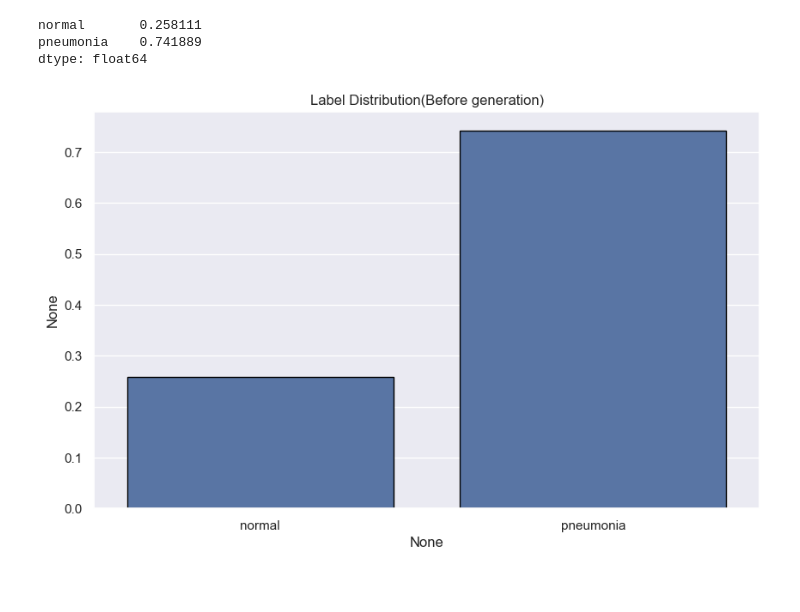
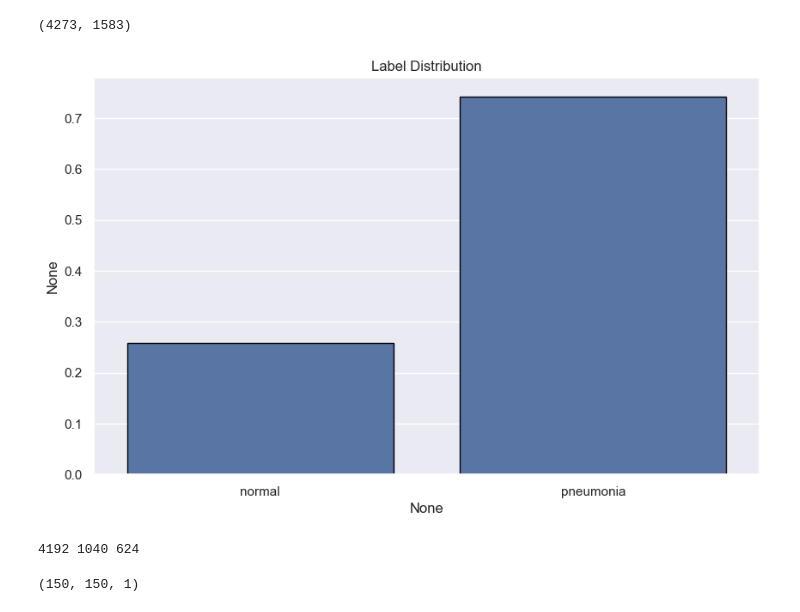
Before and after one commit to JohnnyPro/AI-Powered-pneumonia-detector, a Jupyter notebook: pneumonia_detector.ipynb, the cells around one changed output. Saved outputs shown, nothing was run; the diff lists cells and outputs as text; code cells hidden in the pictures.

```diff
--- a/pneumonia_detector.ipynb
+++ b/pneumonia_detector.ipynb
@@ -27,33 +32,35 @@ numValSamples = 100  # Change later on
 # %%
 data_dir = Path("kaggle/input/pneumonia-xray-images")
 train = data_dir / "train"
 val = data_dir / "val"
 test = data_dir / "test"
 
 normal = train / "normal"
 pneumonia = train / "opacity"
 
 
 normalFreq = sum(1 for _ in normal.glob("*.jpeg"))
 pneumoniaFreq = sum(1 for _ in pneumonia.glob("*.jpeg"))
 
 numTrainSamples = normalFreq + pneumoniaFreq
 numValSamples = sum(1 for _ in val.glob("**/*.jpeg"))
 
+
+pos = sum(1 for _ in (val / "opacity").glob("**/*.jpeg")) + sum(1 for _ in (train / "opacity").glob("**/*.jpeg")) + sum(1 for _ in (test / "opacity").glob("**/*.jpeg"))
+neg = sum(1 for _ in (val / "normal").glob("**/*.jpeg")) + sum(1 for _ in (train / "normal").glob("**/*.jpeg")) + sum(1 for _ in (test / "normal").glob("**/*.jpeg"))
+
+
 labels = pd.Series([*[0]*normalFreq, *[1]*pneumoniaFreq])
 
 sns.set()
 fig, ax = plt.subplots(1, figsize=(10,6))
 vc = labels.value_counts(normalize=True, sort=False)
 labels = pd.Series(vc.values, index=["normal", "pneumonia"])
 # labels
 count = sns.barplot(x=labels.index, y=labels, edgecolor="black", ax=ax)
-count.set_title("Label Distribution(Before generation)")
+count.set_title("Label Distribution")
 
-plt.savefig("out/proportions-before-augmentation.jpg")
-labels
+# plt.savefig("out/proportions.jpg")
 # %% [output]
-normal       0.258111
-pneumonia    0.741889
-dtype: float64
+(4273, 1583)
-[figure, old version]
+[figure, new version]
@@ -60,3 +126,42 @@ dtype: float64
+# %%
+# visualizing the dataset
+# for image, label in train_ds.take(1):
+#     plt.imshow(image.numpy(), cmap="gray")
+
+X_train = []
+Y_train = []
+
+X_val = []
+Y_val = []
+
+X_test = []
+Y_test = []
+
+for image, label in train_ds:
+    # print(label.numpy().shape)
+    X_train.append(image)
+    Y_train.append(label)
+
+
+for image, label in val_ds:
+    X_val.append(image)
+    Y_val.append(label)
+
+for image, label in test_ds:
+    X_test.append(image)
+    Y_test.append(label)
+
+X_train, Y_train = np.array(X_train), np.array(Y_train)
+X_val, Y_val = np.array(X_val), np.array(Y_val)
+X_test, Y_test = np.array(X_test), np.array(Y_test)
+
+print(len(X_train), len(X_val), len(X_test))
+# %% [output]
+4192 1040 624
+# %%
+X_val[1].shape
+# %% [output]
+(150, 150, 1)
 # %%
 
 # Data Augmentation
```
Also changed, not shown: parts of 18 cells of this notebook, 6 other files.
